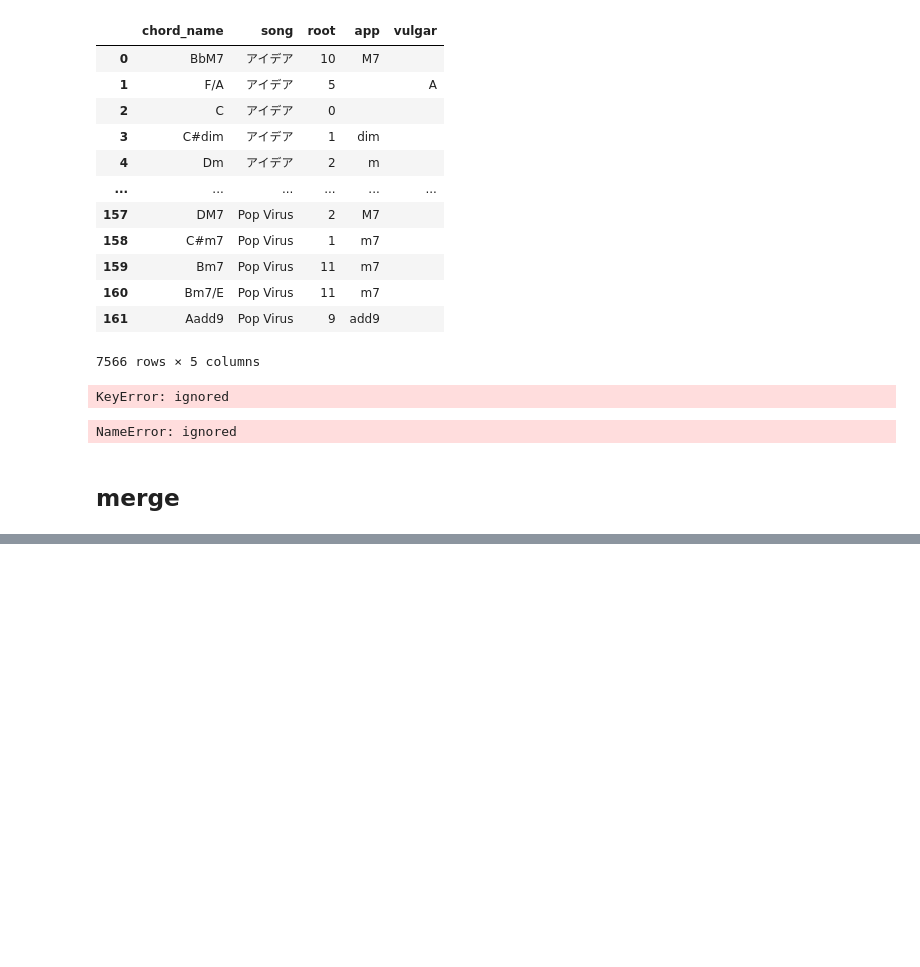
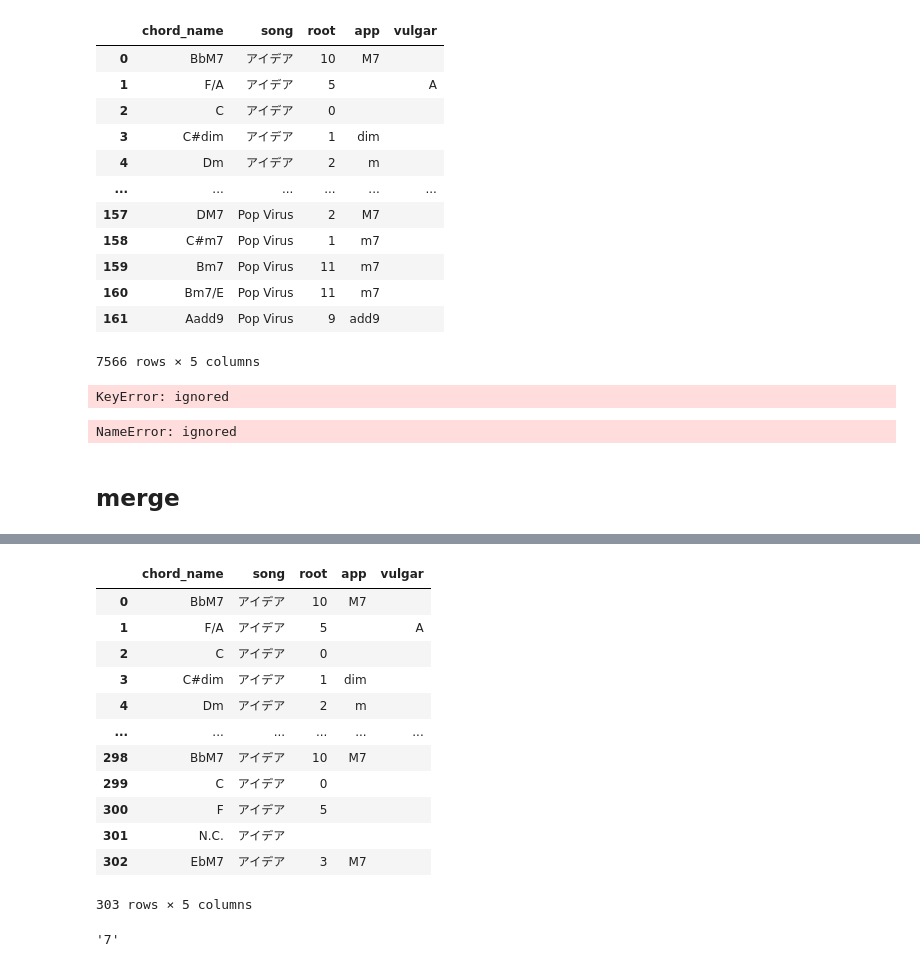
Before and after one commit to kyhrysk/music_analysis, a Jupyter notebook: chord.ipynb, the cells around one changed output, grey strips where cells are left out. Drawn from its saved outputs; the diff is of its cells as text; code cells hidden in the pictures; blank space fills up the shorter version.

```diff
--- a/chord.ipynb
+++ b/chord.ipynb
@@ -640,0 +838,21 @@ df_merge.to_excel('aaa.xlsx')
+# %%
+pd.set_option('display.max_rows',30)
+df
+# %% [output]
+|  | chord_name | song | root | app | vulgar |
+| 0 | BbM7 | アイデア | 10 | M7 |  |
+| 1 | F/A | アイデア | 5 |  | A |
+| 2 | C | アイデア | 0 |  |  |
+| 3 | C#dim | アイデア | 1 | dim |  |
+| 4 | Dm | アイデア | 2 | m |  |
+| ... | ... | ... | ... | ... | ... |
+| 298 | BbM7 | アイデア | 10 | M7 |  |
+| 299 | C | アイデア | 0 |  |  |
+| 300 | F | アイデア | 5 |  |  |
+| 301 | N.C. | アイデア |  |  |  |
+| 302 | EbM7 | アイデア | 3 | M7 |  |
+303 rows × 5 columns
+# %%
+df.iloc[52][0][2]
+# %% [output]
+'7'
```
Also changed, not shown: parts of 34 cells of this notebook, 1 other file.
